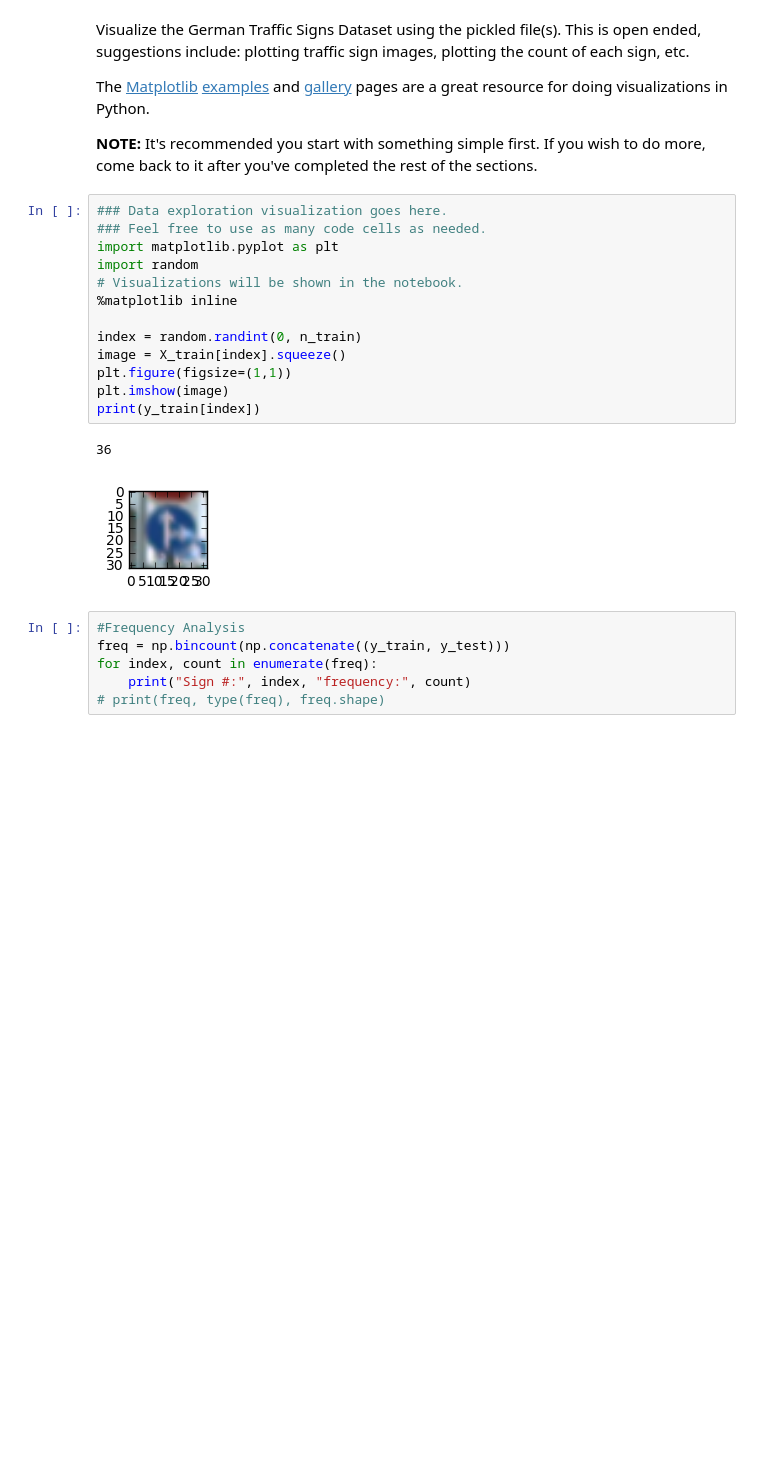
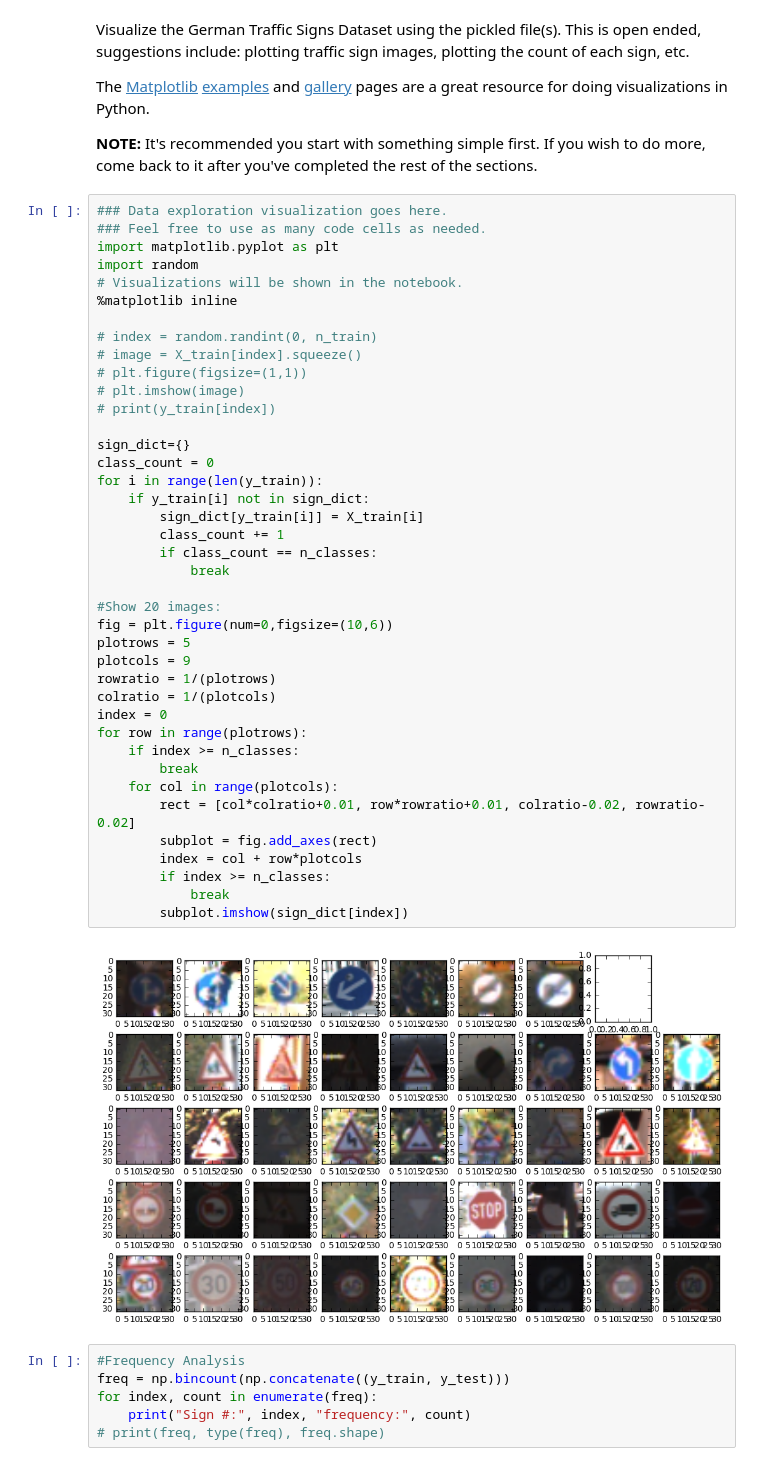
Before and after one commit to craigvargas/sdc-project-2-german-street-signs, a Jupyter notebook: Traffic_Sign_Classifier.ipynb, the cells around one changed output. Cells and saved outputs as stored; diff of their text form; blank space fills up the shorter version.

```diff
--- a/Traffic_Sign_Classifier.ipynb
+++ b/Traffic_Sign_Classifier.ipynb
@@ -76,19 +79,45 @@ The [Matplotlib](http://matplotlib.org/) [examples](http://matplotlib.org/exampl
 # %%
 ### Data exploration visualization goes here.
 ### Feel free to use as many code cells as needed.
 import matplotlib.pyplot as plt
 import random
 # Visualizations will be shown in the notebook.
 %matplotlib inline
 
-index = random.randint(0, n_train)
-image = X_train[index].squeeze()
-plt.figure(figsize=(1,1))
-plt.imshow(image)
-print(y_train[index])
+# index = random.randint(0, n_train)
+# image = X_train[index].squeeze()
+# plt.figure(figsize=(1,1))
+# plt.imshow(image)
+# print(y_train[index])
+
+sign_dict={}
+class_count = 0
+for i in range(len(y_train)):
+    if y_train[i] not in sign_dict:
+        sign_dict[y_train[i]] = X_train[i]
+        class_count += 1
+        if class_count == n_classes:
+            break
+
+#Show 20 images:
+fig = plt.figure(num=0,figsize=(10,6))
+plotrows = 5
+plotcols = 9
+rowratio = 1/(plotrows)
+colratio = 1/(plotcols)
+index = 0
+for row in range(plotrows):
+    if index >= n_classes:
+        break
+    for col in range(plotcols):
+        rect = [col*colratio+0.01, row*rowratio+0.01, colratio-0.02, rowratio-0.02]
+        subplot = fig.add_axes(rect)
+        index = col + row*plotcols
+        if index >= n_classes:
+            break
+        subplot.imshow(sign_dict[index])
 # %% [output]
-36
-[figure, old version]
+[figure, new version]
 # %%
 #Frequency Analysis
 freq = np.bincount(np.concatenate((y_train, y_test)))
```
Also changed, not shown: parts of 26 cells of this notebook, 1 other file.
